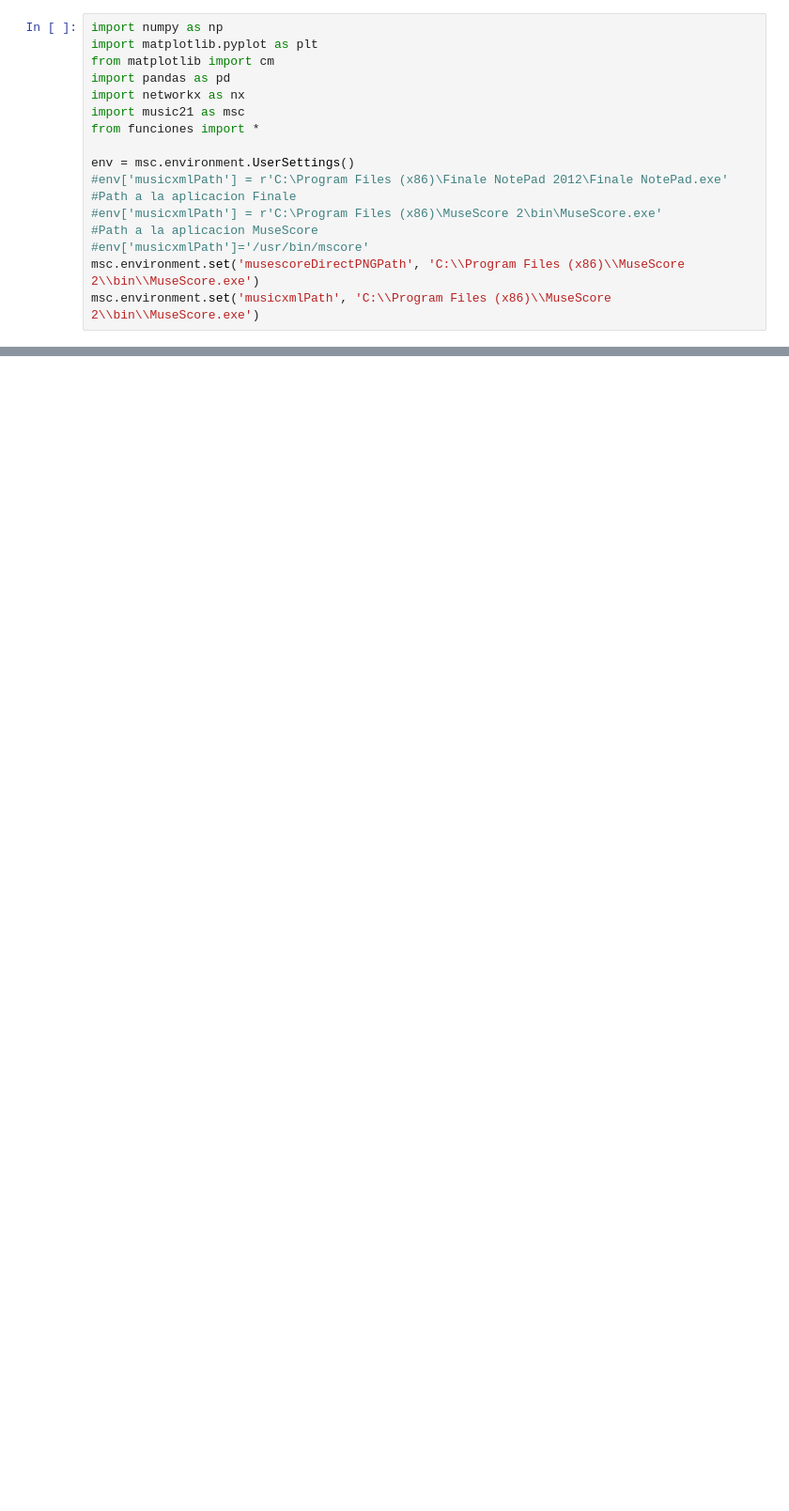
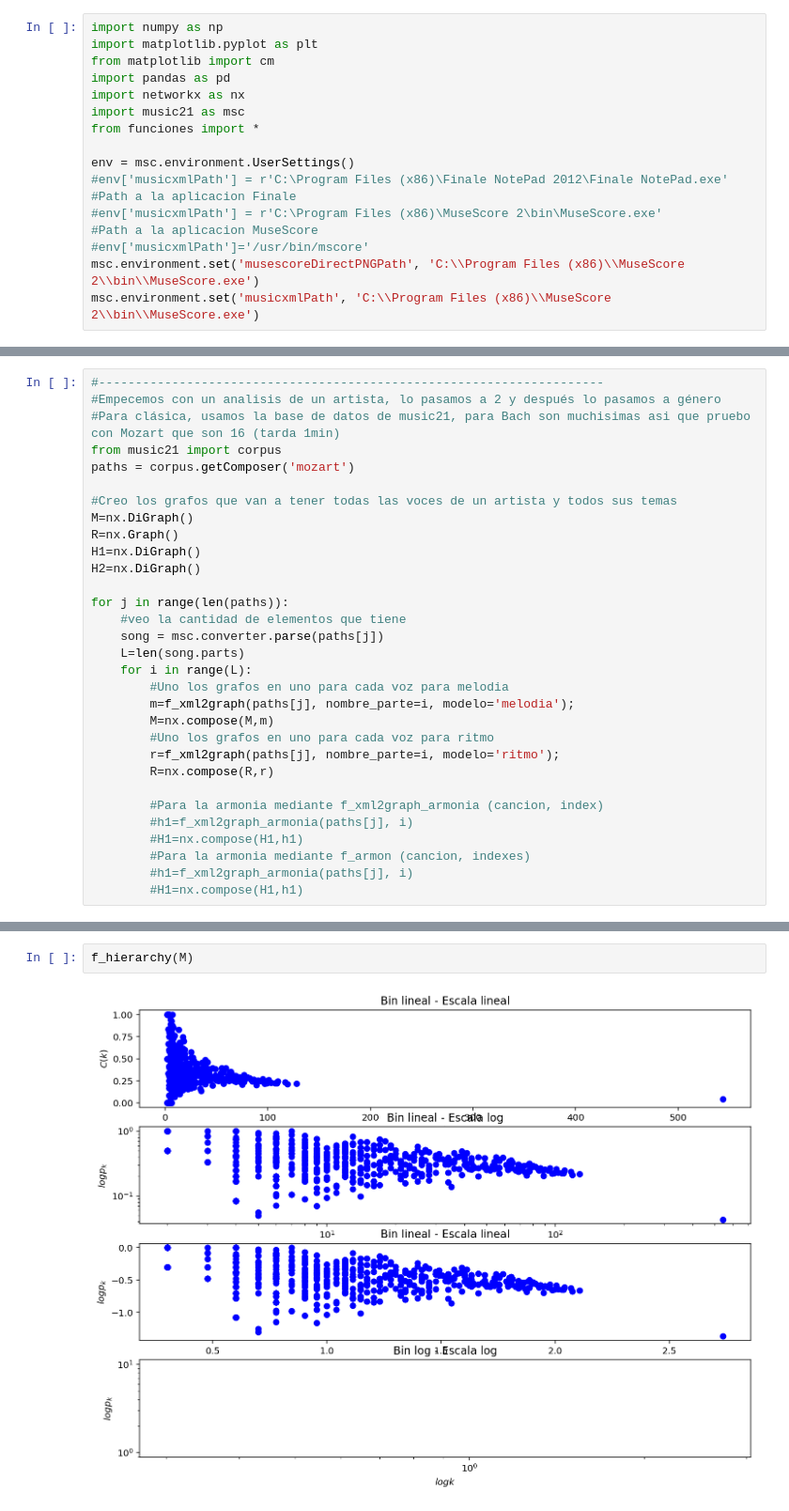
Before and after one commit to Redes2018/TP_esp, a Jupyter notebook: Main.ipynb, the cells around one changed output, grey strips where cells are left out. Shown at 94% size. Cells and saved outputs as stored; diff of their text form; blank space fills up the shorter version.

```diff
--- a/Main.ipynb
+++ b/Main.ipynb
@@ -48,0 +31,31 @@ msc.environment.set('musicxmlPath', 'C:\\Program Files (x86)\\MuseScore 2\\bin\\
+# %%
+#---------------------------------------------------------------------
+#Empecemos con un analisis de un artista, lo pasamos a 2 y después lo pasamos a género
+#Para clásica, usamos la base de datos de music21, para Bach son muchisimas asi que pruebo con Mozart que son 16 (tarda 1min)
+from music21 import corpus
+paths = corpus.getComposer('mozart')
+
+#Creo los grafos que van a tener todas las voces de un artista y todos sus temas
+M=nx.DiGraph()
+R=nx.Graph()
+H1=nx.DiGraph()
+H2=nx.DiGraph()
+
+for j in range(len(paths)):
+    #veo la cantidad de elementos que tiene
+    song = msc.converter.parse(paths[j])
+    L=len(song.parts)
+    for i in range(L):
+        #Uno los grafos en uno para cada voz para melodia
+        m=f_xml2graph(paths[j], nombre_parte=i, modelo='melodia');
+        M=nx.compose(M,m)
+        #Uno los grafos en uno para cada voz para ritmo
+        r=f_xml2graph(paths[j], nombre_parte=i, modelo='ritmo');
+        R=nx.compose(R,r)
+
+        #Para la armonia mediante f_xml2graph_armonia (cancion, index)
+        #h1=f_xml2graph_armonia(paths[j], i)
+        #H1=nx.compose(H1,h1)
+        #Para la armonia mediante f_armon (cancion, indexes)
+        #h1=f_xml2graph_armonia(paths[j], i)
+        #H1=nx.compose(H1,h1)
@@ -48,0 +181,4 @@ msc.environment.set('musicxmlPath', 'C:\\Program Files (x86)\\MuseScore 2\\bin\\
+# %%
+f_hierarchy(M)
+# %% [output]
+[figure, added]
```
Also changed, not shown: parts of 10 cells of this notebook, 1 other file.
